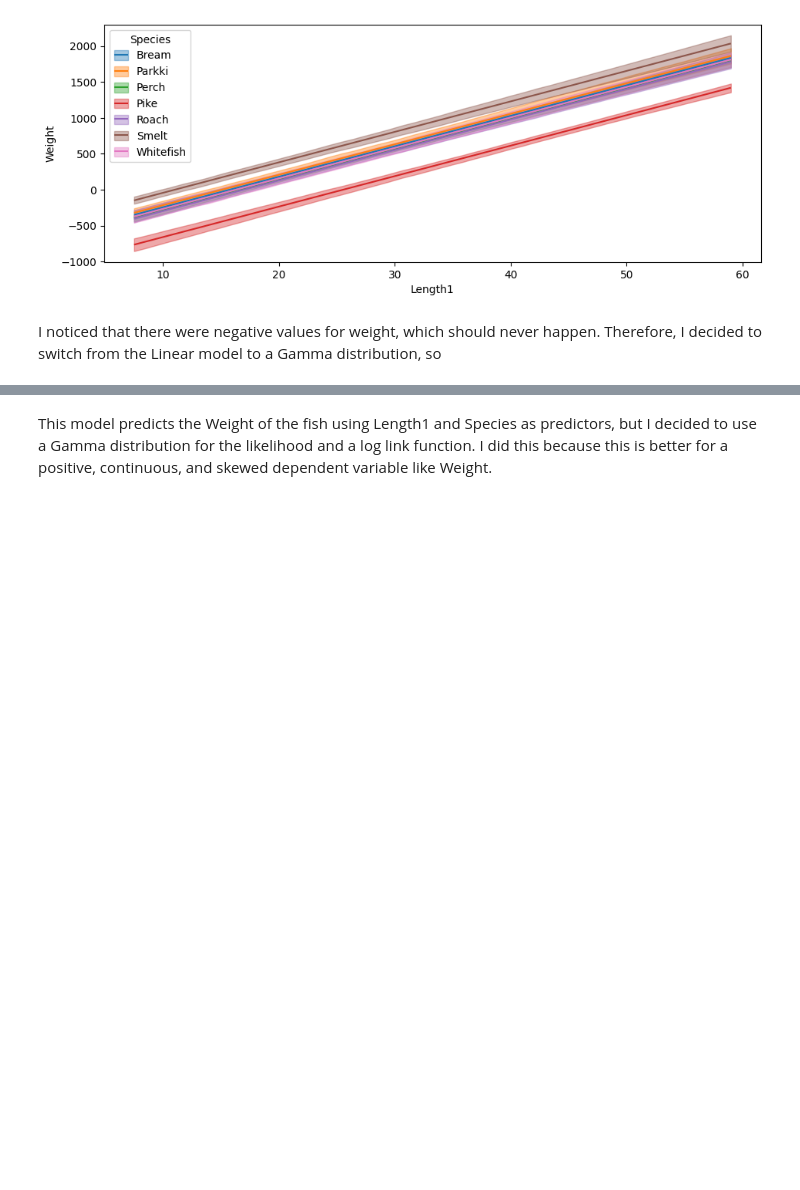
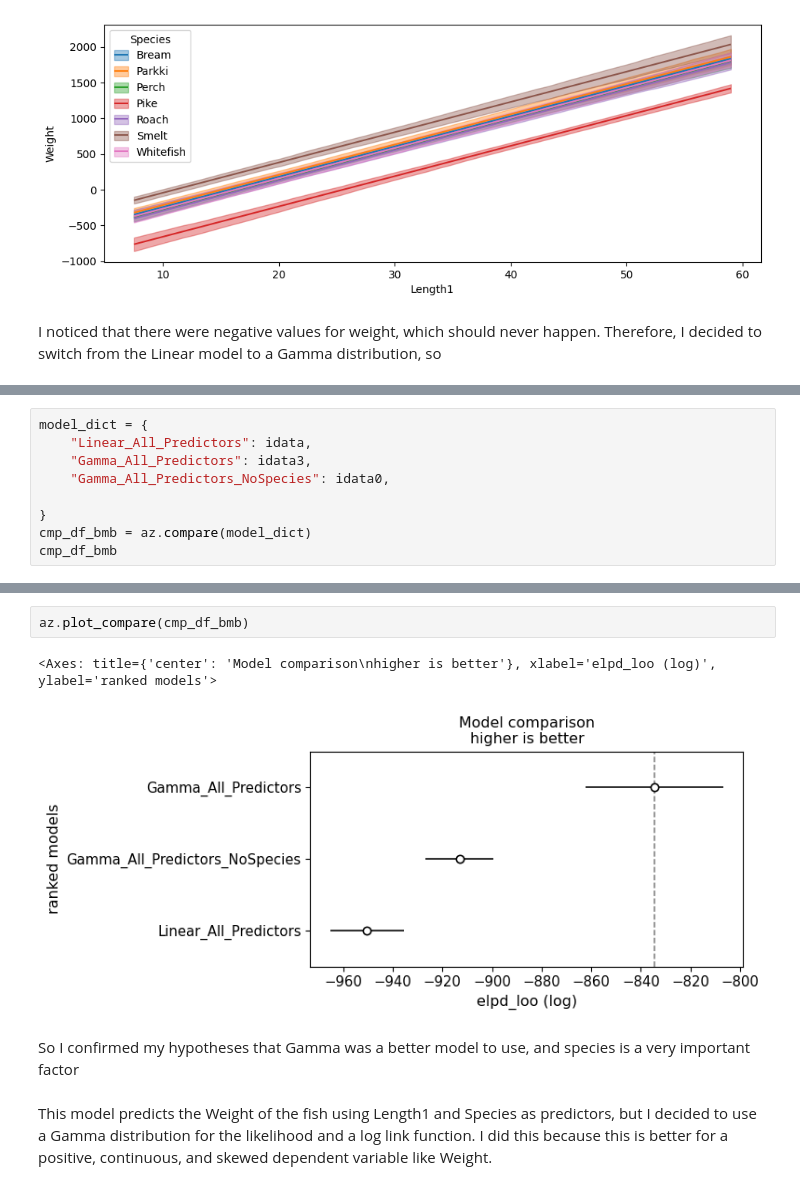
Before and after one commit to LuciusMelillo09/DataScience, a Jupyter notebook: Unit6/Luci_MeliUnit6Project.ipynb, the cells around one changed output, grey strips where cells are left out. Drawn from its saved outputs; the diff is of its cells as text; blank space fills up the shorter version.

```diff
--- a/Unit6/Luci_MeliUnit6Project.ipynb
+++ b/Unit6/Luci_MeliUnit6Project.ipynb
@@ -92,0 +102,9 @@ I noticed that there were negative values for weight, which should never happen.
+# %%
+model_dict = {
+    "Linear_All_Predictors": idata,
+    "Gamma_All_Predictors": idata3,
+    "Gamma_All_Predictors_NoSpecies": idata0,
+
+}
+cmp_df_bmb = az.compare(model_dict)
+cmp_df_bmb
@@ -93,3 +116,10 @@ I noticed that there were negative values for weight, which should never happen.
+# %%
+az.plot_compare(cmp_df_bmb)
+# %% [output]
+<Axes: title={'center': 'Model comparison\nhigher is better'}, xlabel='elpd_loo (log)', ylabel='ranked models'>
+[figure, added]
+# %% [markdown]
+So I confirmed my hypotheses that Gamma was a better model to use, and species is a very important factor
 # %% [markdown]
 This model predicts the Weight of the fish using Length1 and Species as predictors, but I decided to use a Gamma distribution for the likelihood and a log link function. I did this because this is better for a positive, continuous, and skewed dependent variable like Weight.
 # %%
```
Also changed, not shown: parts of 14 cells of this notebook.
